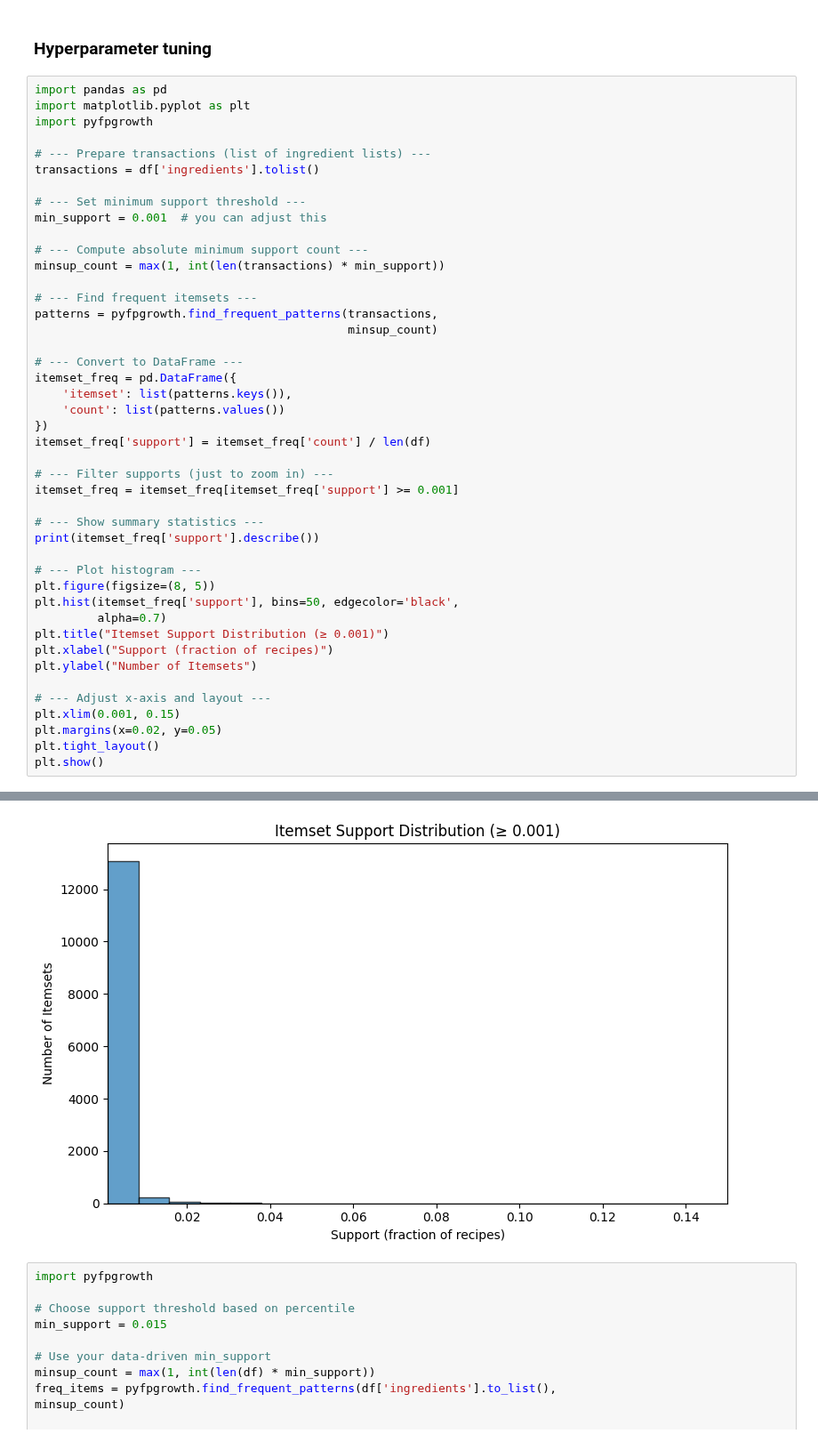
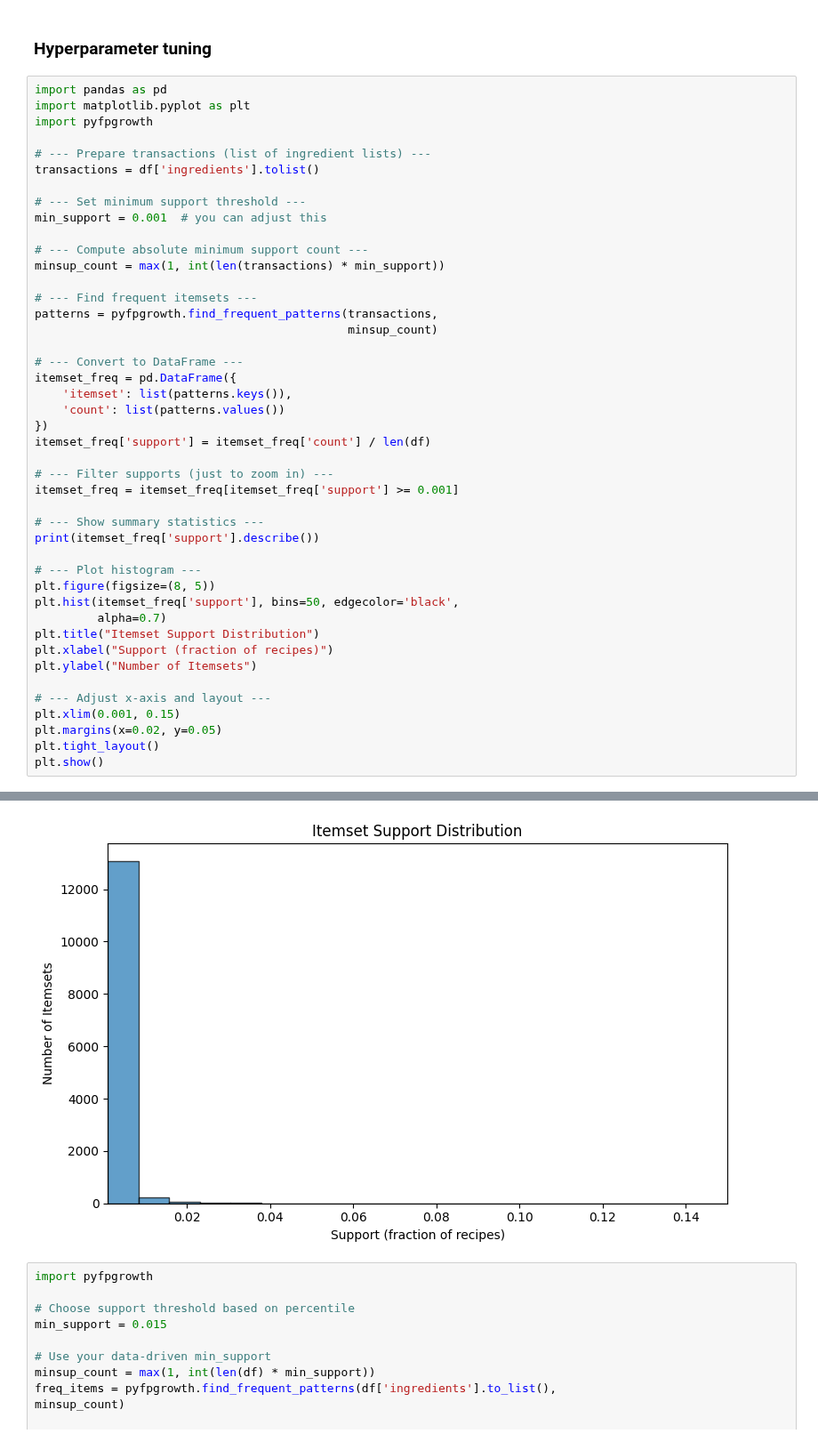
Before and after one commit to BSDSBA-JF/ML-II-Labs, a Jupyter notebook: BDCC-01/02_fim_with_mariel_updates.ipynb, the cells around one changed output, grey strips where cells are left out. Shown at 89% size. Saved outputs shown, nothing was run; the diff lists cells and outputs as text.

```diff
--- a/BDCC-01/02_fim_with_mariel_updates.ipynb
+++ b/BDCC-01/02_fim_with_mariel_updates.ipynb
@@ -97,35 +97,35 @@ itemset_freq = pd.DataFrame({
 itemset_freq['support'] = itemset_freq['count'] / len(df)
 
 # --- Filter supports (just to zoom in) ---
 itemset_freq = itemset_freq[itemset_freq['support'] >= 0.001]
 
 # --- Show summary statistics ---
 print(itemset_freq['support'].describe())
 
 # --- Plot histogram ---
 plt.figure(figsize=(8, 5))
 plt.hist(itemset_freq['support'], bins=50, edgecolor='black',
          alpha=0.7)
-plt.title("Itemset Support Distribution (≥ 0.001)")
+plt.title("Itemset Support Distribution")
 plt.xlabel("Support (fraction of recipes)")
 plt.ylabel("Number of Itemsets")
 
 # --- Adjust x-axis and layout ---
 plt.xlim(0.001, 0.15)
 plt.margins(x=0.02, y=0.05)
 plt.tight_layout()
 plt.show()
 # %% [output]
 count    13426.000000
 mean         0.002283
 std          0.005127
 min          0.001002
 25%          0.001179
 50%          0.001455
 75%          0.002102
 max          0.370174
 Name: support, dtype: float64
-[figure, old version]
+[figure, new version]
 # %%
 import pyfpgrowth
 
```
Also changed, not shown: parts of 18 cells of this notebook.
